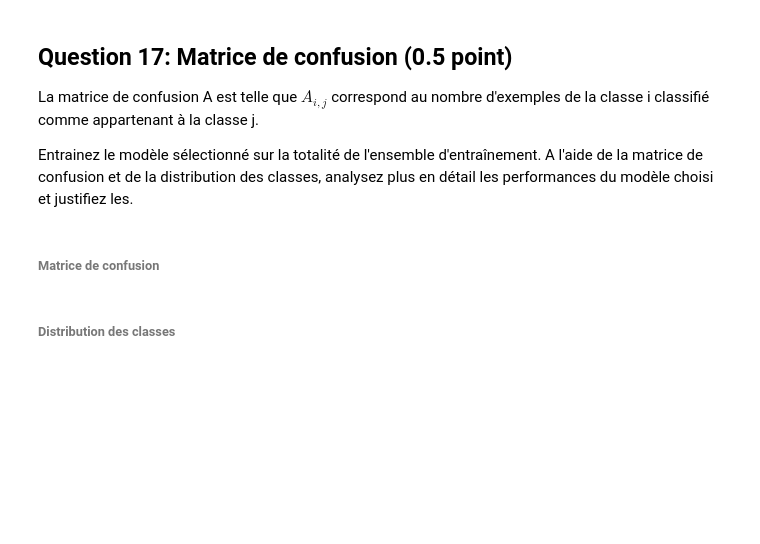
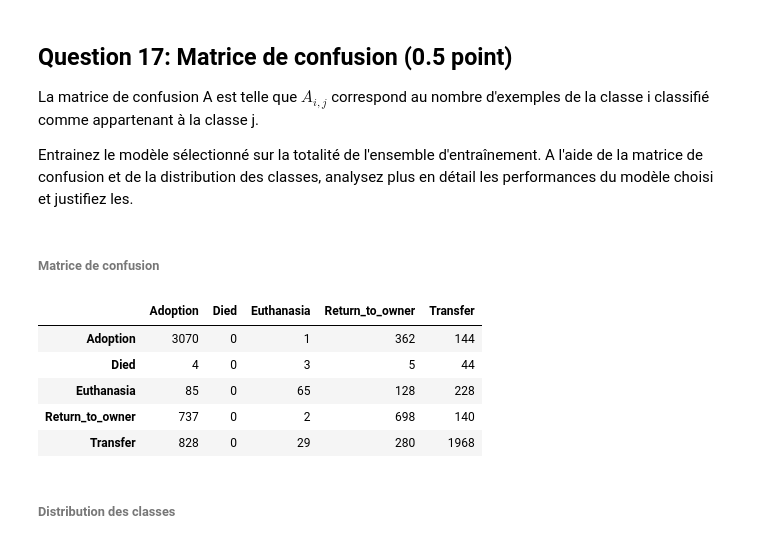
Before and after one commit to olivierp9/AI, a Jupyter notebook: TP3/TP3_FR.ipynb, the cells around one changed output. Cells and saved outputs as stored; diff of their text form; code cells hidden in the pictures; blank space fills up the shorter version.

```diff
--- a/TP3/TP3_FR.ipynb
+++ b/TP3/TP3_FR.ipynb
@@ -831,8 +863,25 @@ y_pred = selected_model.fit_predict(X_train,y_train_label)
+# %%
+# Train selected model
+selected_model = XGBClassifier()
+
+# y_pred = selected_model.fit_predict(X_train,y_train_label)#### Le modele choisi n'a pas de fonction fit_predict
+# Nous avons decide de split les donnees en test et train set, de fit le modele et devaluer la matrice de confusion
+# sur y_pred venant du test set
+
+selected_model.fit(Xtrain,ytrain)
+ypred=selected_model.predict(Xtest)
 # %% [markdown]
 ###### Matrice de confusion
 # %%
 from sklearn.metrics import confusion_matrix
-pd.DataFrame(confusion_matrix(y_train_label, y_pred), columns = target_label.classes_, index = target_label.classes_)
+pd.DataFrame(confusion_matrix(ytest, ypred), columns = target_label.classes_, index = target_label.classes_)
+# %% [output]
+|  | Adoption | Died | Euthanasia | Return_to_owner | Transfer |
+| Adoption | 3070 | 0 | 1 | 362 | 144 |
+| Died | 4 | 0 | 3 | 5 | 44 |
+| Euthanasia | 85 | 0 | 65 | 128 | 228 |
+| Return_to_owner | 737 | 0 | 2 | 698 | 140 |
+| Transfer | 828 | 0 | 29 | 280 | 1968 |
 # %% [markdown]
 ###### Distribution des classes
 # %%
```
Also changed, not shown: parts of 12 cells of this notebook, 1 other file.
